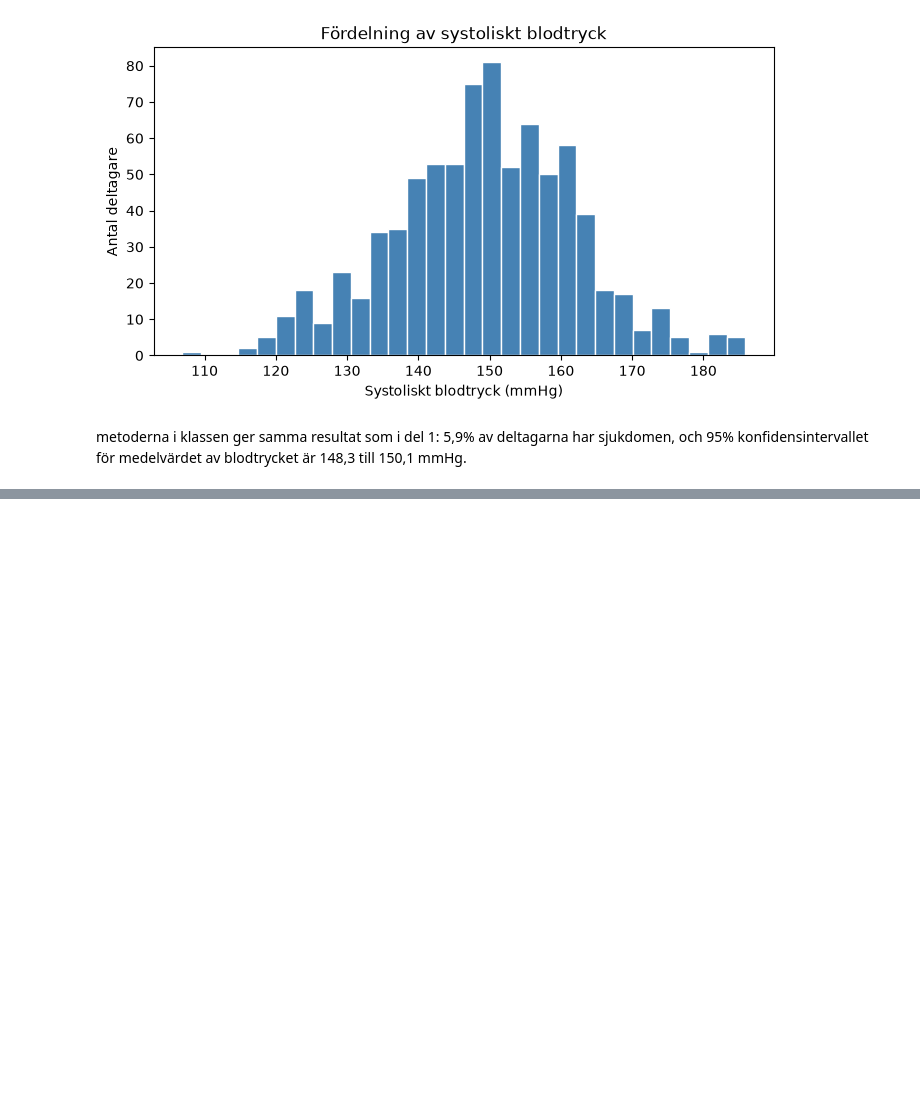
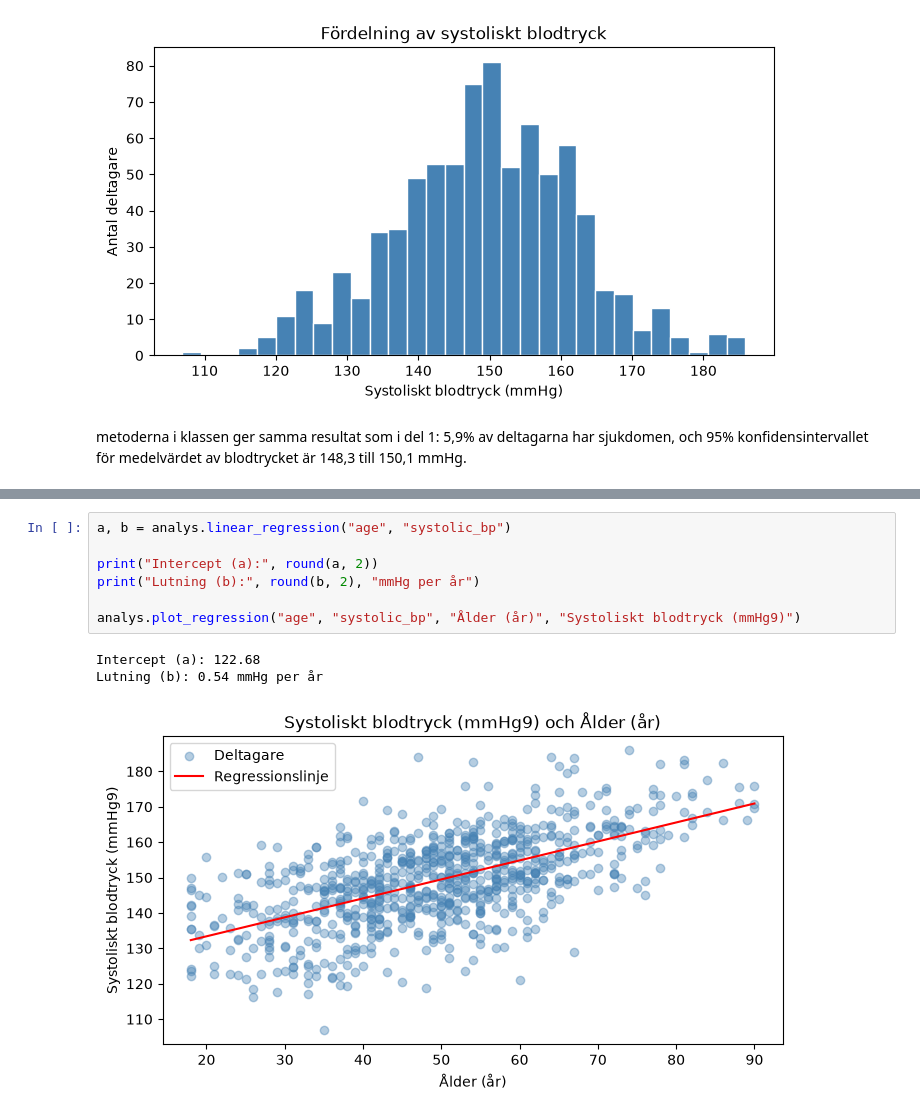
Before and after one commit to emmalundback/H-lsostudie, a Jupyter notebook: analys_del2.ipynb, the cells around one changed output, grey strips where cells are left out. Cells and saved outputs as stored; diff of their text form; blank space fills up the shorter version.

```diff
--- a/analys_del2.ipynb
+++ b/analys_del2.ipynb
@@ -32,0 +36,11 @@ metoderna i klassen ger samma resultat som i del 1: 5,9% av deltagarna har sjukd
+# %%
+a, b = analys.linear_regression("age", "systolic_bp")
+
+print("Intercept (a):", round(a, 2))
+print("Lutning (b):", round(b, 2), "mmHg per år")
+
+analys.plot_regression("age", "systolic_bp", "Ålder (år)", "Systoliskt blodtryck (mmHg9)")
+# %% [output]
+Intercept (a): 122.68
+Lutning (b): 0.54 mmHg per år
+[figure, added]
```
Also changed, not shown: parts of 3 cells of this notebook.
